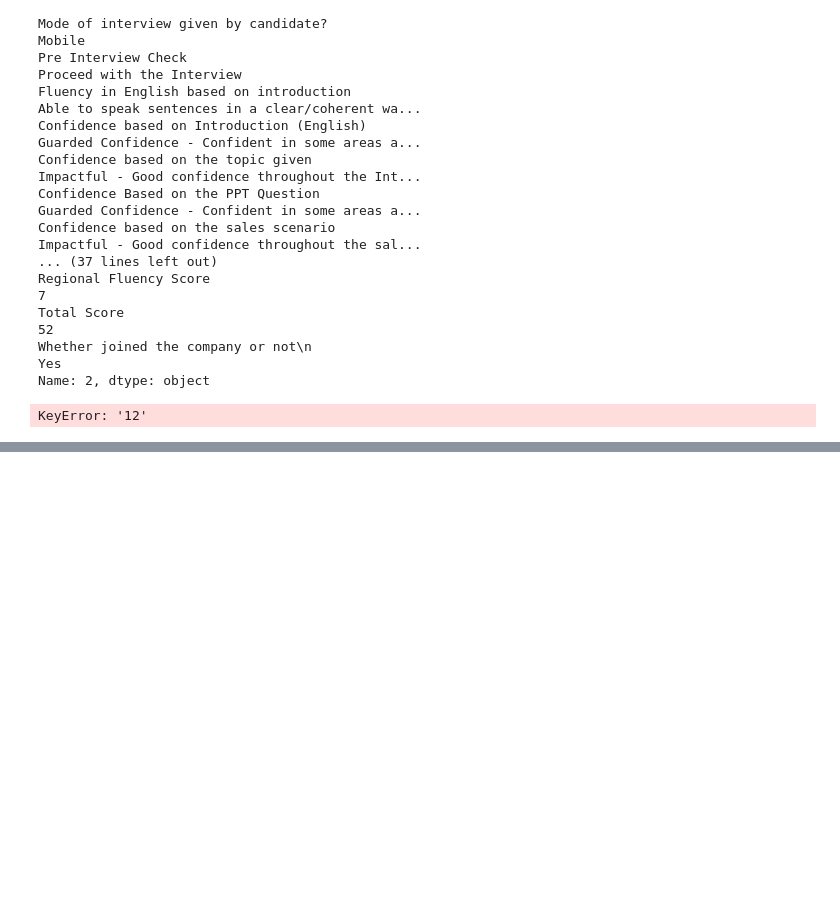
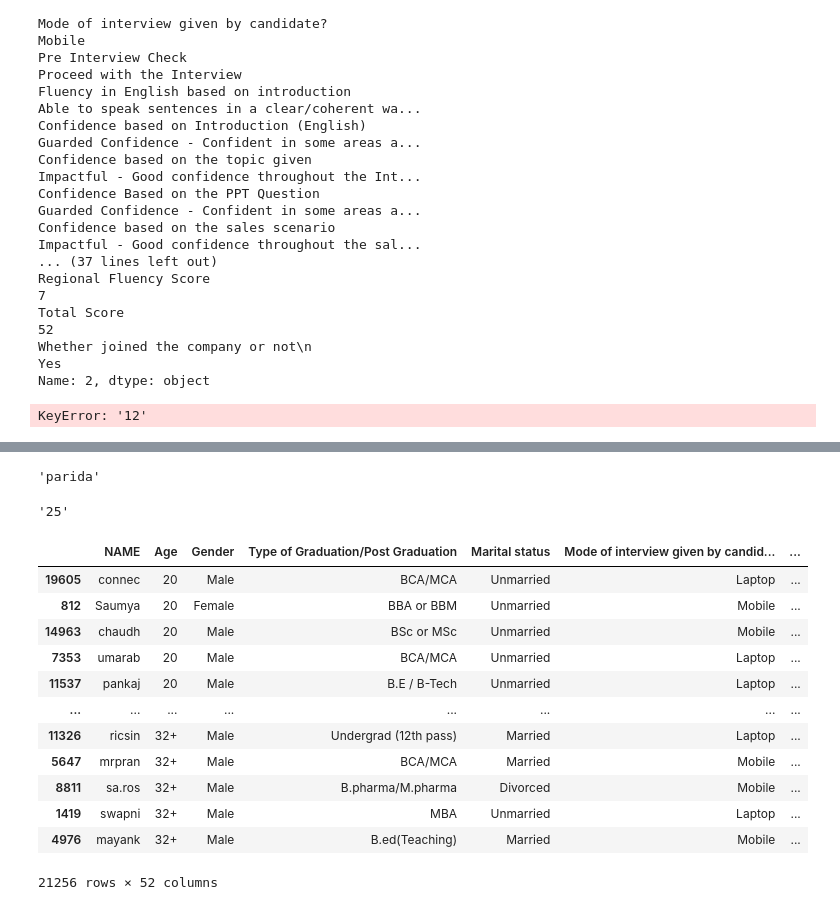
Before and after one commit to balaworkspace/Python-Full-Stack, a Jupyter notebook: reading data.ipynb, the cells around one changed output, grey strips where cells are left out. Cells and saved outputs as stored; diff of their text form; code cells hidden in the pictures; blank space fills up the shorter version.

```diff
--- a/reading data.ipynb
+++ b/reading data.ipynb
@@ -310,0 +316,26 @@ NameError: name 'df' is not defined
+# %%
+df.loc[0]        # first row
+df.loc[0, "NAME"]
+# %% [output]
+'parida'
+# %%
+df.iloc[0]
+df.iloc[0, 1]
+# %% [output]
+'25'
+# %%
+df.sort_values("Age")
+# %% [output]
+|  | NAME | Age | Gender | Type of Graduation/Post Graduation | Marital status | Mode of interview given by candid... | ... |
+| 19605 | connec | 20 | Male | BCA/MCA | Unmarried | Laptop | ... |
+| 812 | Saumya | 20 | Female | BBA or BBM | Unmarried | Mobile | ... |
+| 14963 | chaudh | 20 | Male | BSc or MSc | Unmarried | Mobile | ... |
+| 7353 | umarab | 20 | Male | BCA/MCA | Unmarried | Laptop | ... |
+| 11537 | pankaj | 20 | Male | B.E / B-Tech | Unmarried | Laptop | ... |
+| ... | ... | ... | ... | ... | ... | ... | ... |
+| 11326 | ricsin | 32+ | Male | Undergrad (12th pass) | Married | Laptop | ... |
+| 5647 | mrpran | 32+ | Male | BCA/MCA | Married | Mobile | ... |
+| 8811 | sa.ros | 32+ | Male | B.pharma/M.pharma | Divorced | Mobile | ... |
+| 1419 | swapni | 32+ | Male | MBA | Unmarried | Laptop | ... |
+| 4976 | mayank | 32+ | Male | B.ed(Teaching) | Married | Mobile | ... |
+21256 rows × 52 columns
```
Also changed, not shown: parts of 22 cells of this notebook.
